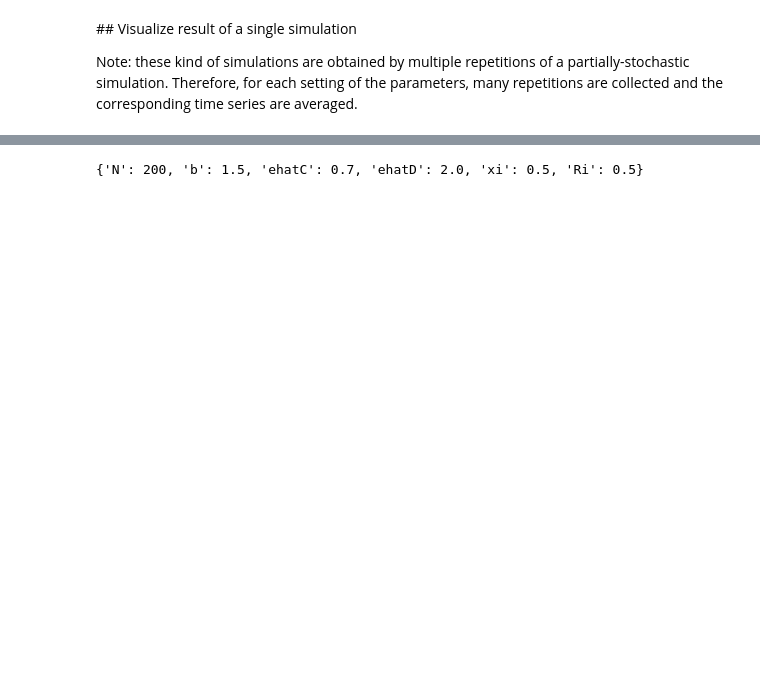
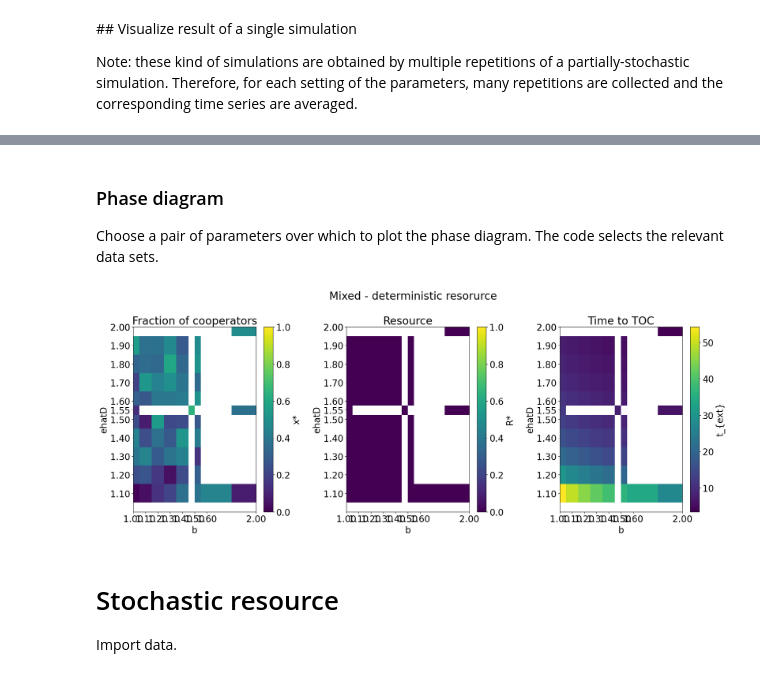
Before and after one commit to fabiomngzz/CPRSustainability, a Jupyter notebook: CPRSust_stochastic_dataAnalysis.ipynb, the cells around one changed output, grey strips where cells are left out. Cells and saved outputs as stored; diff of their text form; code cells hidden in the pictures; blank space fills up the shorter version.

```diff
--- a/CPRSust_stochastic_dataAnalysis.ipynb
+++ b/CPRSust_stochastic_dataAnalysis.ipynb
@@ -334,4 +393,4 @@ TypeError: list indices must be integers or slices, not str
-# %%
-dataObj_detRes[idxVis_detRes][paramsLabel]
-# %% [output]
-{'N': 200, 'b': 1.5, 'ehatC': 0.7, 'ehatD': 2.0, 'xi': 0.5, 'Ri': 0.5}
+# %% [markdown]
+### Phase diagram
+
+Choose a pair of parameters over which to plot the phase diagram. The code selects the relevant data sets.
@@ -337,0 +460,53 @@ dataObj_detRes[idxVis_detRes][paramsLabel]
+# %%
+if runDetRes:
+    # Stuff for working with the plot function
+    p1PD_allVals = [d[PDParamLabels_detRes[0]] for d in paramsPDGrid]
+    p2PD_allVals = [d[PDParamLabels_detRes[1]] for d in paramsPDGrid]
+    p1PD_uniqueVals = np.unique(p1PD_allVals)
+    p2PD_uniqueVals = np.unique(p2PD_allVals)
+    p1Meshgrid, p2Meshgrid = np.meshgrid(p1PD_uniqueVals,p2PD_uniqueVals)
+    xStatPDGrid = np.full(p1Meshgrid.shape,np.nan)
+    RStatPDGrid = copy.copy(xStatPDGrid)
+    tExtPDGrid = copy.copy(xStatPDGrid)
+    for (p1, p2, xS, RS, tE) in zip(p1PD_allVals, p2PD_allVals, xStat_detRes, RStat_detRes, tExt_detRes):
+        i = np.where(p1PD_uniqueVals == p1)[0][0]
+        j = np.where(p2PD_uniqueVals == p2)[0][0]
+        xStatPDGrid[j, i] = xS
+        RStatPDGrid[j, i] = RS
+        tExtPDGrid[j, i] = tE
+
+    # Actual plot
+    figPD_detRes, axPD_detRes = plt.subplots(1,3,figsize=(20,8))
+    figPD_detRes.suptitle('Mixed - deterministic resorurce')
+
+    PDxS_detRes = axPD_detRes[0].pcolormesh(p1Meshgrid,p2Meshgrid,xStatPDGrid,shading='auto',vmin=0,vmax=1)
+    figPD_detRes.colorbar(PDxS_detRes, ax=axPD_detRes[0], label='x*')
+
+    PDRS_detRes = axPD_detRes[1].pcolormesh(p1Meshgrid, p2Meshgrid, RStatPDGrid,vmin=0,vmax=1)
+    figPD_detRes.colorbar(PDRS_detRes, ax=axPD_detRes[1], label='R*')
+
+    PDtExt_detRes = axPD_detRes[2].pcolormesh(p1Meshgrid, p2Meshgrid, tExtPDGrid)
+    figPD_detRes.colorbar(PDtExt_detRes, ax=axPD_detRes[2], label='t_{ext}')
+
+    axPD_detRes[0].set_title('Fraction of cooperators')
+    axPD_detRes[1].set_title('Resource')
+    axPD_detRes[2].set_title('Time to TOC')
+
+    for ax in axPD_detRes:
+        ax.set_xlabel(PDParamLabels_MF[0])
+        ax.set_ylabel(PDParamLabels_MF[1])
+        ax.set_xticks(p1PD_uniqueVals)
+        ax.set_yticks(p2PD_uniqueVals)
+        ax.set_xticklabels([f'{val:.2f}' for val in p1PD_uniqueVals])
+        ax.set_yticklabels([f'{val:.2f}' for val in p2PD_uniqueVals])
+        ax.set_xlim([1,2])
+        ax.set_ylim([1,2])
+
+    plt.tight_layout()
+    plt.show()
+# %% [output]
+[figure, added]
+# %% [markdown]
+# Stochastic resource
+
+Import data.
```
Also changed, not shown: parts of 14 cells of this notebook, 1 other file.
